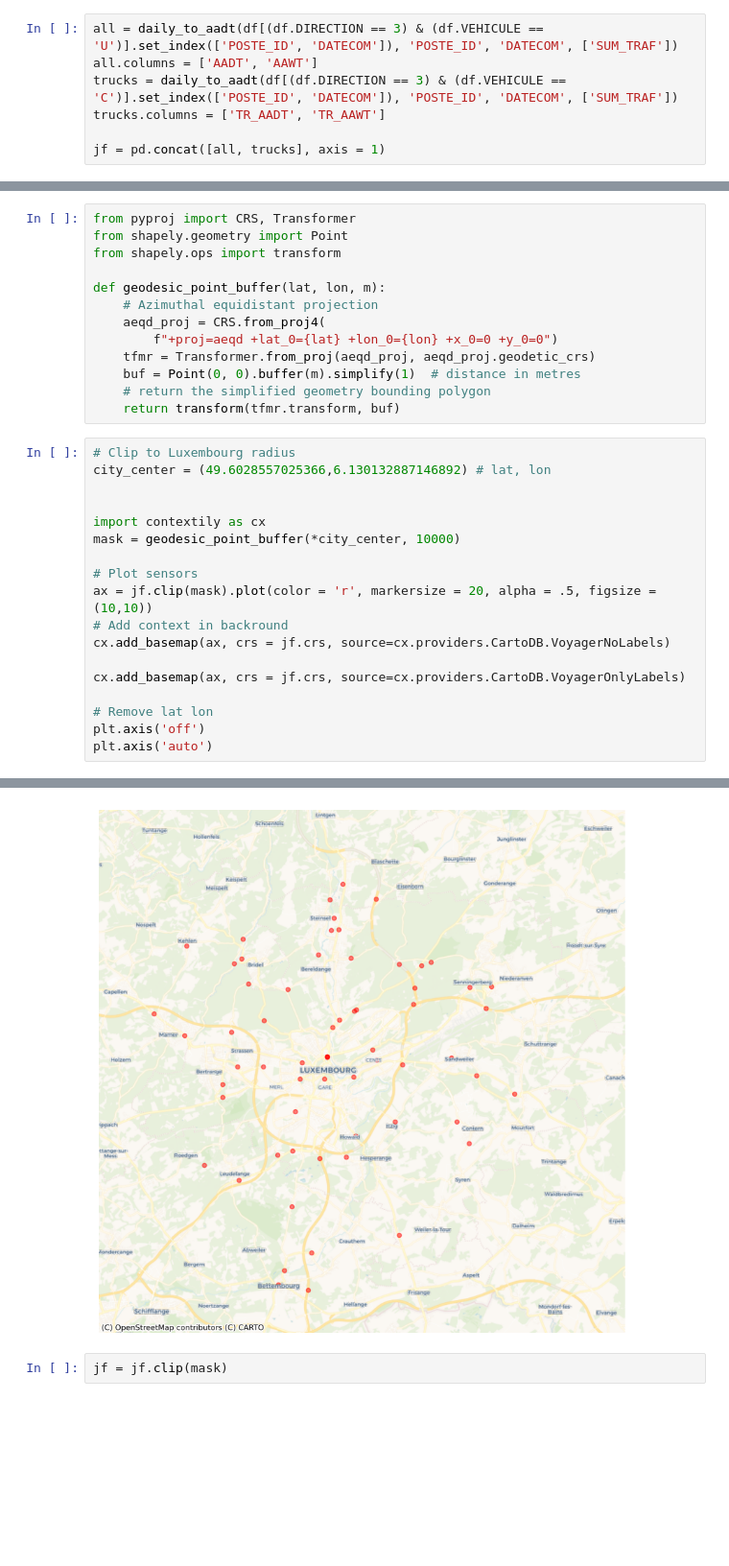
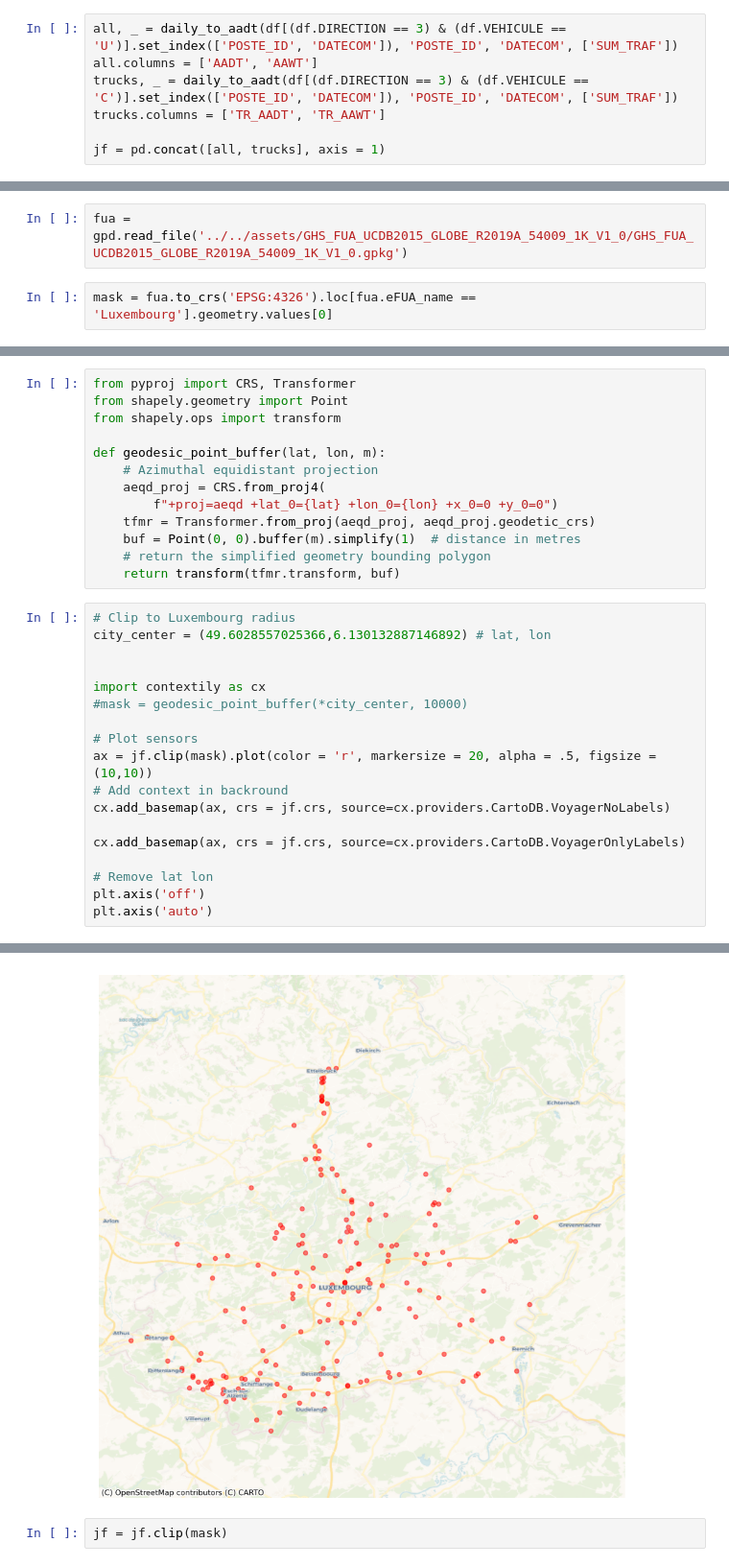
Before and after one commit to XavB64/traffic-volume-data-EU-cities, a Jupyter notebook: Luxembourg/Luxembourg/luxembourg.ipynb, the cells around one changed output, grey strips where cells are left out. Shown at 96% size. Saved outputs shown, nothing was run; the diff lists cells and outputs as text; blank space fills up the shorter version.

Commit message:
Update Luxembourg

```diff
--- a/Luxembourg/Luxembourg/luxembourg.ipynb
+++ b/Luxembourg/Luxembourg/luxembourg.ipynb
@@ -116,9 +116,9 @@ from temporal_agg import daily_to_aadt
 # %%
 df.DATECOM = pd.to_datetime(df.DATECOM)
 # %%
-all = daily_to_aadt(df[(df.DIRECTION == 3) & (df.VEHICULE == 'U')].set_index(['POSTE_ID', 'DATECOM']), 'POSTE_ID', 'DATECOM', ['SUM_TRAF'])
+all, _ = daily_to_aadt(df[(df.DIRECTION == 3) & (df.VEHICULE == 'U')].set_index(['POSTE_ID', 'DATECOM']), 'POSTE_ID', 'DATECOM', ['SUM_TRAF'])
 all.columns = ['AADT', 'AAWT']
-trucks = daily_to_aadt(df[(df.DIRECTION == 3) & (df.VEHICULE == 'C')].set_index(['POSTE_ID', 'DATECOM']), 'POSTE_ID', 'DATECOM', ['SUM_TRAF'])
+trucks, _ = daily_to_aadt(df[(df.DIRECTION == 3) & (df.VEHICULE == 'C')].set_index(['POSTE_ID', 'DATECOM']), 'POSTE_ID', 'DATECOM', ['SUM_TRAF'])
 trucks.columns = ['TR_AADT', 'TR_AAWT']
 
 jf = pd.concat([all, trucks], axis = 1)
@@ -147,6 +150,10 @@ jf[jf.ROUTE == 'N6']
 | 435 | 16224.216901 | 17812.422925 | 831.473239 | 1036.667984 | 68800.00 | 77943.00 | N6 | POINT (6.01308 49.63599) |
 # %% [markdown]
 # Clip it to the city urban area
+# %%
+fua = gpd.read_file('../../assets/GHS_FUA_UCDB2015_GLOBE_R2019A_54009_1K_V1_0/GHS_FUA_UCDB2015_GLOBE_R2019A_54009_1K_V1_0.gpkg')
+# %%
+mask = fua.to_crs('EPSG:4326').loc[fua.eFUA_name == 'Luxembourg'].geometry.values[0]
 # %%
 jf.shape
 # %% [output]
@@ -176,7 +183,7 @@ city_center = (49.6028557025366,6.130132887146892) # lat, lon
 
 
 import contextily as cx
-mask = geodesic_point_buffer(*city_center, 10000)
+#mask = geodesic_point_buffer(*city_center, 10000)
 
 # Plot sensors
 ax = jf.clip(mask).plot(color = 'r', markersize = 20, alpha = .5, figsize = (10,10))
@@ -193,4 +200,4 @@ plt.axis('auto')
-[figure, old version]
+[figure, new version]
 # %%
 jf = jf.clip(mask)
 # %%
```
Also changed, not shown: parts of 7 cells of this notebook, 1 other file.
